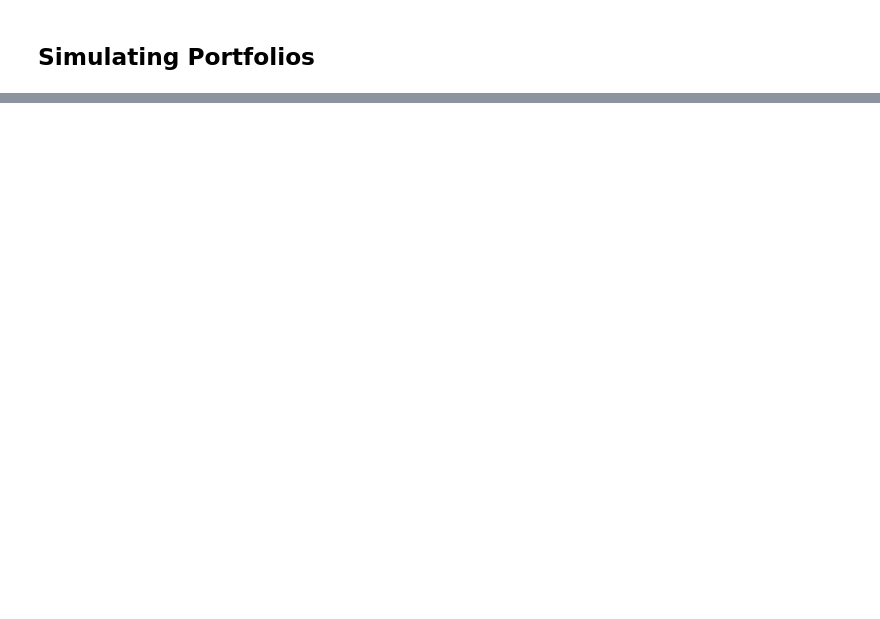
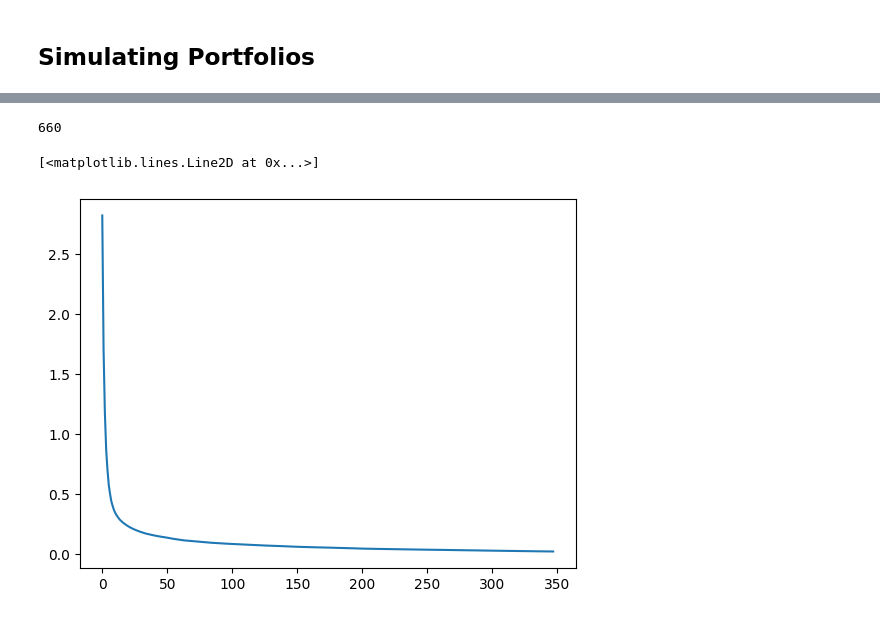
Before and after one commit to JamieW365/trading_algos, a Jupyter notebook: notebooks/optimization/time_diversification.ipynb, the cells around one changed output, grey strips where cells are left out. Saved outputs shown, nothing was run; the diff lists cells and outputs as text; code cells hidden in the pictures; blank space fills up the shorter version.

```diff
--- a/notebooks/optimization/time_diversification.ipynb
+++ b/notebooks/optimization/time_diversification.ipynb
@@ -353,0 +136,9 @@ plt.show();
+# %%
+len(risk)
+# %% [output]
+660
+# %%
+plt.plot(var[12:])
+# %% [output]
+[<matplotlib.lines.Line2D at 0x...>]
+[figure, added]
```
Also changed, not shown: parts of 36 cells of this notebook.
